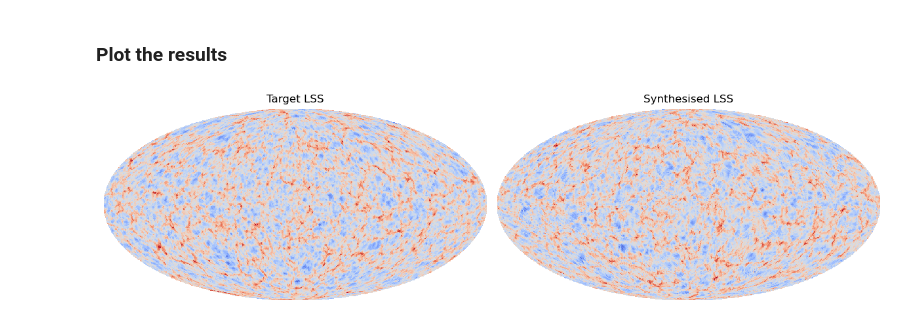
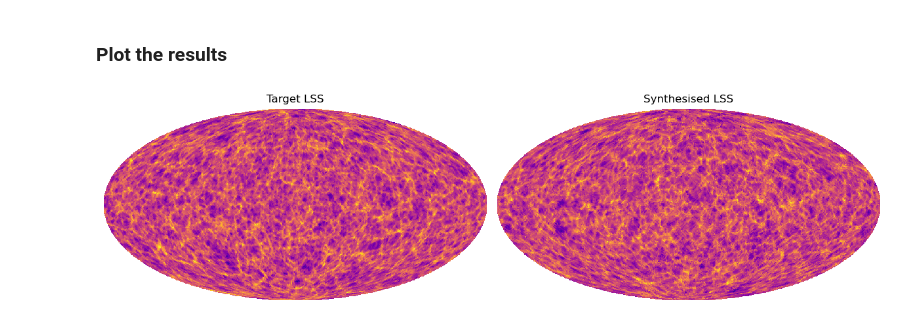
Before and after one commit to IAOCEA/demo-foscat-pangeo-eosc, a Jupyter notebook: Demo_Synthesis.ipynb, the cells around one changed output. Drawn from its saved outputs; the diff is of its cells as text; code cells hidden in the pictures.

```diff
--- a/Demo_Synthesis.ipynb
+++ b/Demo_Synthesis.ipynb
@@ -251,12 +251,12 @@ Itt   1000 L=     0.284 (     0.284 ) 9.132s
 ### Plot the results
 # %%
 plt.figure(figsize=(12,5))
-hp.mollview(heal_im,cmap='coolwarm',nest=True,title='Target LSS',min=-3,max=3,
+hp.mollview(heal_im,cmap='plasma',nest=True,title='Target LSS',min=-3,max=3,
             hold=False,sub=(1,2,1),cbar=False)
-hp.mollview(omap,cmap='coolwarm',nest=True,title='Synthesised LSS',min=-3,max=3,
+hp.mollview(omap,cmap='plasma',nest=True,title='Synthesised LSS',min=-3,max=3,
             hold=False,sub=(1,2,2),cbar=False)
 # %% [output]
-[figure, old version]
+[figure, new version]
 # %%
 synth=scat_op.eval(omap)
 inscat=scat_op.eval(imap)
```
Also changed, not shown: parts of 7 cells of this notebook.
